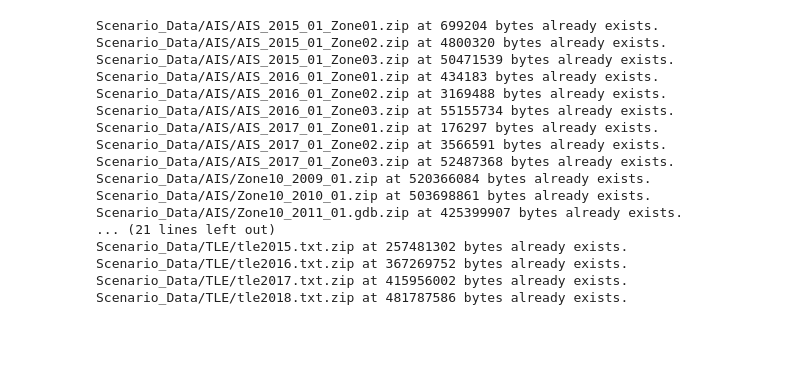
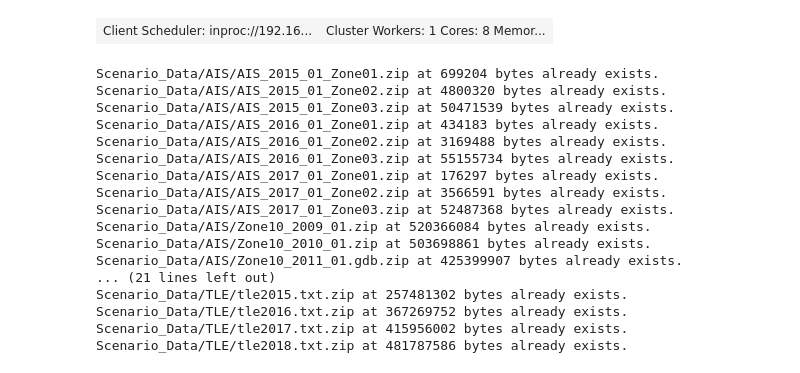
Before and after one commit to jbonfardeci/nasa-code-challenge, a Jupyter notebook: NASA Code Challenge ETL.ipynb, the cells around one changed output. Cells and saved outputs as stored; diff of their text form; code cells hidden in the pictures; blank space fills up the shorter version.

```diff
--- a/NASA Code Challenge ETL.ipynb
+++ b/NASA Code Challenge ETL.ipynb
@@ -9,3 +11,9 @@ import os
+# %%
+from dask.distributed import Client
+client = Client(n_workers=1, threads_per_worker=8, processes=False, memory_limit='48GB')
+client
+# %% [output]
+| Client Scheduler: inproc://192.16... | Cluster Workers: 1 Cores: 8 Memor... |
 # %%
 DATA_DIR = './data'
 XML_DATA_URL = 'https://afdata.s3.us-gov-west-1.amazonaws.com'
```
Also changed, not shown: parts of 8 cells of this notebook, 3 other files.
